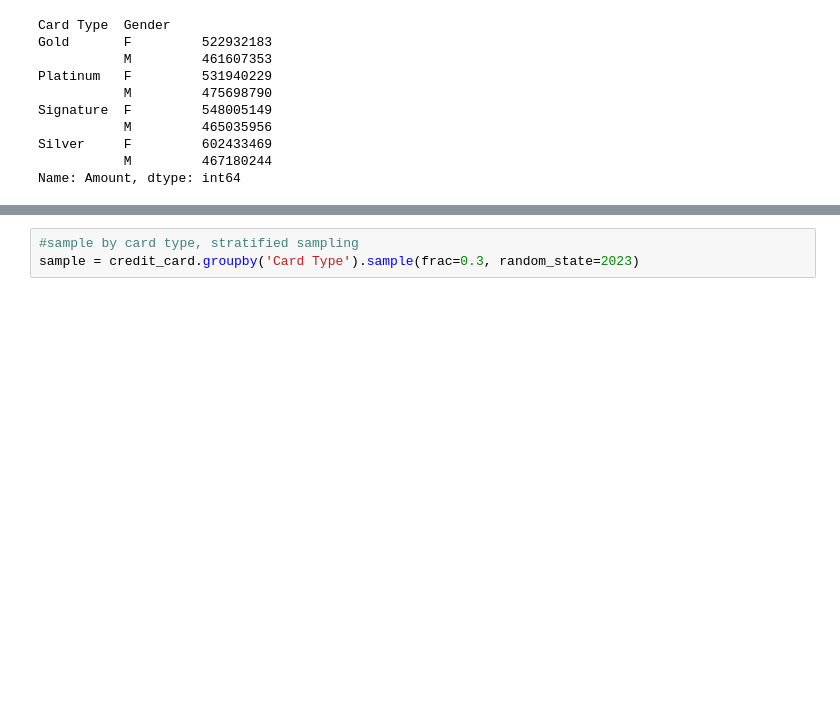
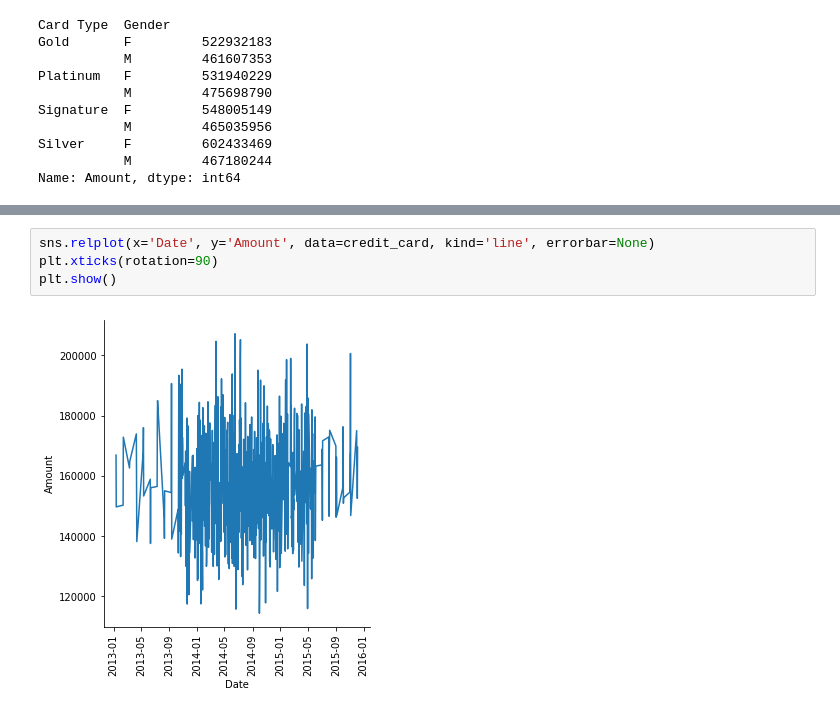
Before and after one commit to kinged0043/PracticeRepo, a Jupyter notebook: coffee_data/coffee_dataset.ipynb, the cells around one changed output, grey strips where cells are left out. Cells and saved outputs as stored; diff of their text form; blank space fills up the shorter version.

```diff
--- a/coffee_data/coffee_dataset.ipynb
+++ b/coffee_data/coffee_dataset.ipynb
@@ -128,3 +121,6 @@ plt.show()
-# %%
-#sample by card type, stratified sampling
-sample = credit_card.groupby('Card Type').sample(frac=0.3, random_state=2023)
+# %%
+sns.relplot(x='Date', y='Amount', data=credit_card, kind='line', errorbar=None)
+plt.xticks(rotation=90)
+plt.show()
+# %% [output]
+[figure, added]
```
Also changed, not shown: parts of 9 cells of this notebook.
